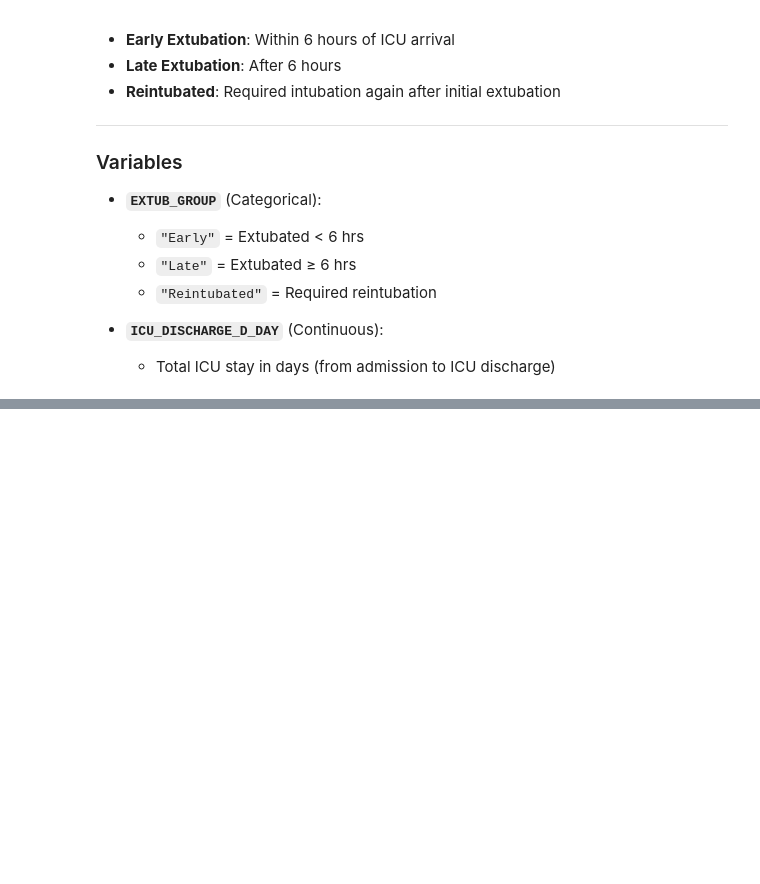
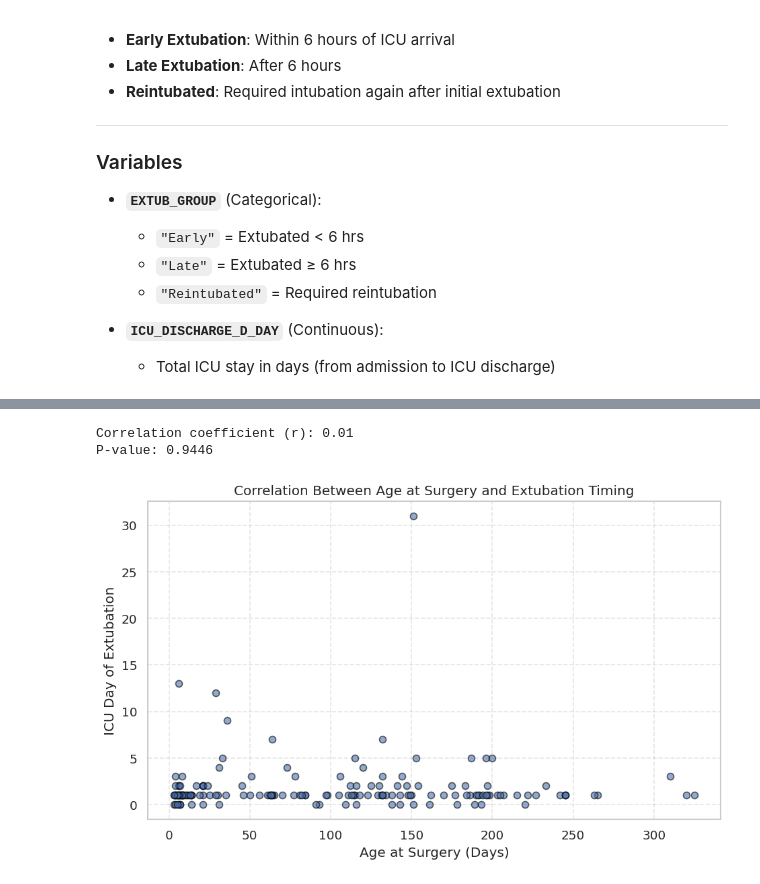
Before and after one commit to karlita-isela/Notion-syncer, a Jupyter notebook: Biostatistics.ipynb, the cells around one changed output, grey strips where cells are left out. Saved outputs shown, nothing was run; the diff lists cells and outputs as text; code cells hidden in the pictures; blank space fills up the shorter version.

```diff
--- a/Biostatistics.ipynb
+++ b/Biostatistics.ipynb
@@ -1502,0 +1605,29 @@ df["EXTUB_GROUP"] = df.apply(classify_extubation, axis=1)
+# %%
+import pandas as pd
+from scipy.stats import pearsonr
+import matplotlib.pyplot as plt
+
+# Load the master dataset
+df = pd.read_csv("BIOSTATS_MASTER.csv")
+
+# Drop rows with missing age or extubation day
+df_corr = df[["PROC_AGE_DAYS", "extub_d_day"]].dropna()
+
+# Run Pearson correlation
+r_value, p_value = pearsonr(df_corr["PROC_AGE_DAYS"], df_corr["extub_d_day"])
+print(f"Correlation coefficient (r): {r_value:.2f}")
+print(f"P-value: {p_value:.4f}")
+
+# Create scatterplot
+fig, ax = plt.subplots(figsize=(8, 5))
+ax.scatter(df_corr["PROC_AGE_DAYS"], df_corr["extub_d_day"], alpha=0.6, edgecolors='black')
+ax.set_xlabel("Age at Surgery (Days)")
+ax.set_ylabel("ICU Day of Extubation")
+ax.set_title("Correlation Between Age at Surgery and Extubation Timing")
+ax.grid(True, linestyle='--', alpha=0.5)
+plt.tight_layout()
+plt.show()
+# %% [output]
+Correlation coefficient (r): 0.01
+P-value: 0.9446
+[figure, added]
```
Also changed, not shown: parts of 24 cells of this notebook.
